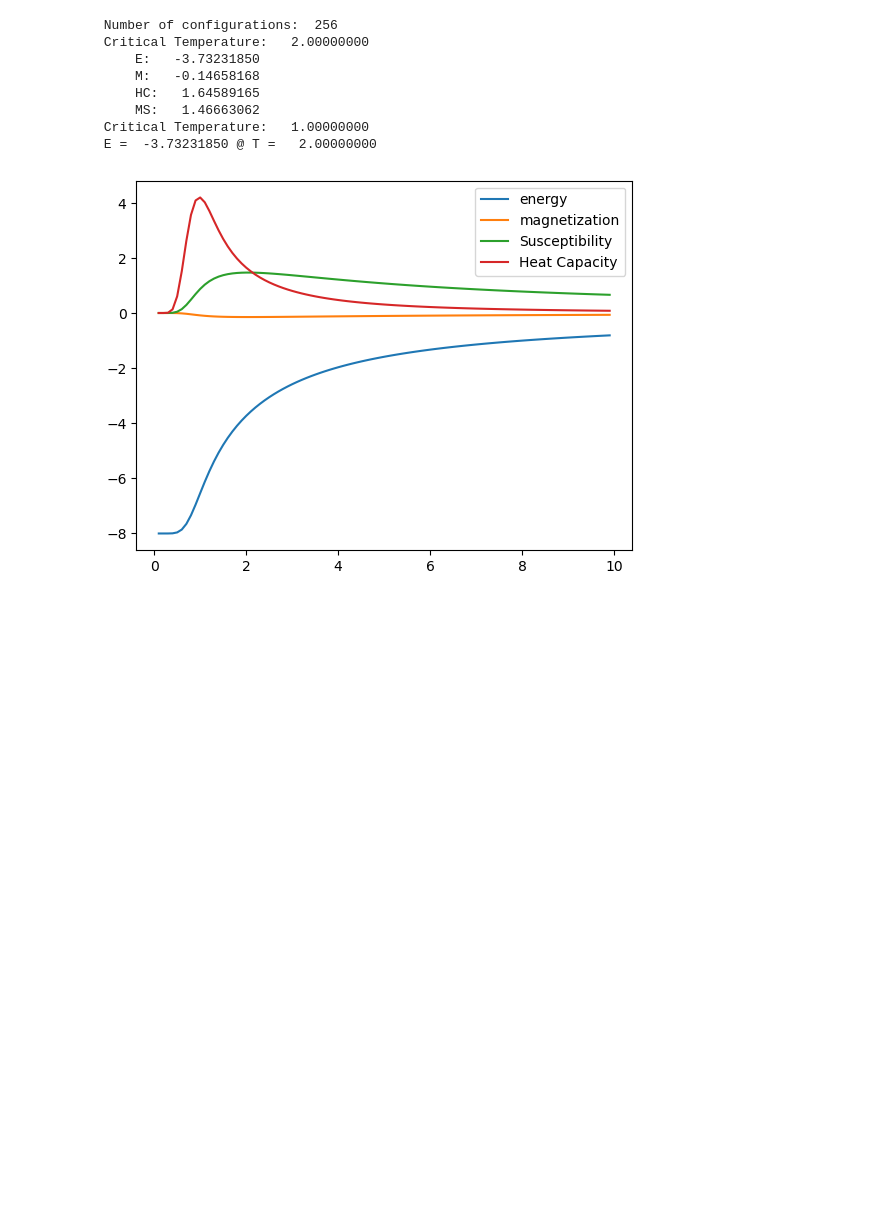
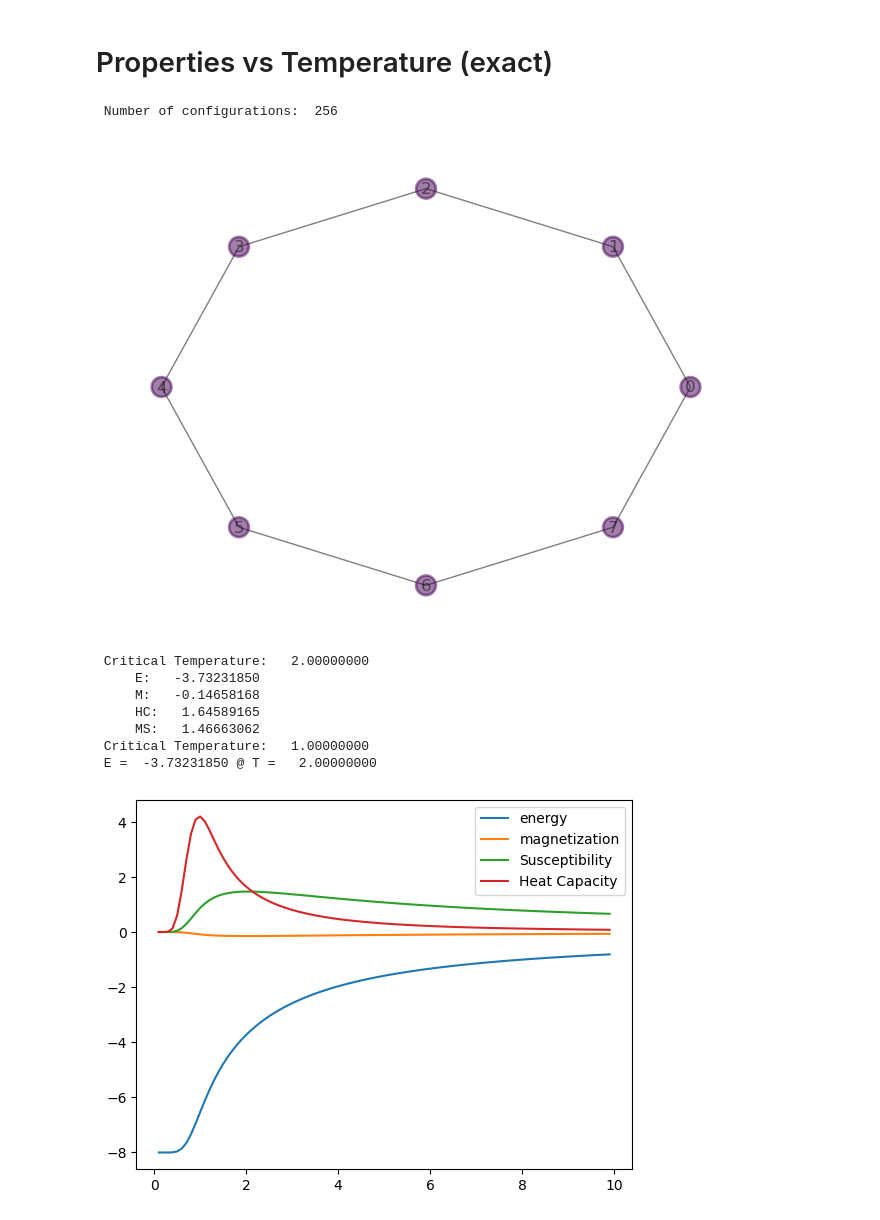
Before and after one commit to Reesem89/MonteCarlo, a Jupyter notebook: examples/ising.ipynb, the cells around one changed output. Cells and saved outputs as stored; diff of their text form; code cells hidden in the pictures; blank space fills up the shorter version.

```diff
--- a/examples/ising.ipynb
+++ b/examples/ising.ipynb
@@ -102,7 +58,0 @@ We could choose to randomly `sample` from this full set of configurations, but t
-# %%
-conf = montecarlo.SpinConfig1D(N=11)
-
-conf.set_config([1,1,0,1,0,0,0,1,0,0,1])
-# conf.initialize(M=2)
-ham = montecarlo.IsingHamiltonian1D(2.0, 1.1)
-print(" Energy = %12.8f" %ham.energy(conf))
@@ -114,11 +217,12 @@ print(" Energy = %12.8f" %ham.energy(conf))
 # %%
-# Define my hamiltonian values
-ham.J = -2
-ham.mu = 1.1
-ham.pbc = True
+# Define a new configuration instance for a 6-site lattice
+N = 6
+conf = montecarlo.BitString(N=N)
 
-# Define a new configuration instance for a 2-site lattice
-conf = montecarlo.SpinConfig1D(N=6)
+# Define a new hamiltonian values
+G = build_1d_graph(N, 2)
+draw_my_graph(G, conf)
+ham = get_IsingHamiltonian(G, mus=[1.1 for i in range(N)])
 
 # Compute the average values for Temperature = 1
 E, M, HC, MS = ham.compute_average_values(conf, 1)
@@ -128,4 +232,9 @@ print(" E  = %12.8f" %E)
 print(" M  = %12.8f" %M)
 print(" HC = %12.8f" %HC)
 print(" MS = %12.8f" %MS)
+
+assert(np.isclose(E,  -11.90432015))
+assert(np.isclose(M,  -0.02660820))
+assert(np.isclose(HC, 0.59026994))
+assert(np.isclose(MS, 0.05404295))
 # %% [output]
@@ -133,56 +243,65 @@ print(" MS = %12.8f" %MS)
  M  =  -0.02660820
  HC =   0.59026994
  MS =   0.05404295
+# %% [markdown]
+# Properties vs Temperature (exact)
 # %%
+N = 8
 
+# Initialize lists that we will fill with the property vs. temperature data
 e_list = []
 e2_list = []
 m_list = []
 m2_list = []
 T_list = []
 
-ham.J = -1
-ham.mu = .1
+# Create BitString
+conf = montecarlo.BitString(N=N)
+print(" Number of configurations: ", conf.n_dim)
 
-conf = montecarlo.SpinConfig1D(N=8)
-print(" Number of configurations: ", conf.n_dim)
+# Define a new hamiltonian values
+G = build_1d_graph(N, 1)
+draw_my_graph(G, conf)
+ham = get_IsingHamiltonian(G, mus=[.1 for i in range(N)])
+
 
 
 for Ti in range(1,100):
     T = .1*Ti
 
     E, M, HC, MS = ham.compute_average_values(conf, T)
 
     e_list.append(E)
     m_list.append(M)
     e2_list.append(HC)
     m2_list.append(MS)
     T_list.append(T)
 
 
 plt.plot(T_list, e_list, label="energy");
 plt.plot(T_list, m_list, label="magnetization");
 plt.plot(T_list, m2_list, label="Susceptibility");
 plt.plot(T_list, e2_list, label="Heat Capacity");
 plt.legend();
 
 Tc_ind = np.argmax(m2_list)
 print(" Critical Temperature: %12.8f " %(T_list[Tc_ind]))
 print("     E:  %12.8f" %(e_list[Tc_ind]))
 print("     M:  %12.8f" %(m_list[Tc_ind]))
 print("     HC: %12.8f" %(e2_list[Tc_ind]))
 print("     MS: %12.8f" %(m2_list[Tc_ind]))
 Tc2 = T_list[np.argmax(e2_list)]
 print(" Critical Temperature: %12.8f" %(Tc2))
 
 print(" E = %12.8f @ T = %12.8f"% (e_list[T_list.index(2.00)], 2.0))
 # %% [output]
  Number of configurations:  256
- Critical Temperature:   2.00000000
-     E:   -3.73231850
-     M:   -0.14658168
-     HC:   1.64589165
-     MS:   1.46663062
- Critical Temperature:   1.00000000
- E =  -3.73231850 @ T =   2.00000000
-[figure, old version]
+[figure, new version]
+ Critical Temperature:   2.00000000
+     E:   -3.73231850
+     M:   -0.14658168
+     HC:   1.64589165
+     MS:   1.46663062
+ Critical Temperature:   1.00000000
+ E =  -3.73231850 @ T =   2.00000000
+[figure, added]
```
Also changed, not shown: parts of 36 cells of this notebook, 9 other files.
